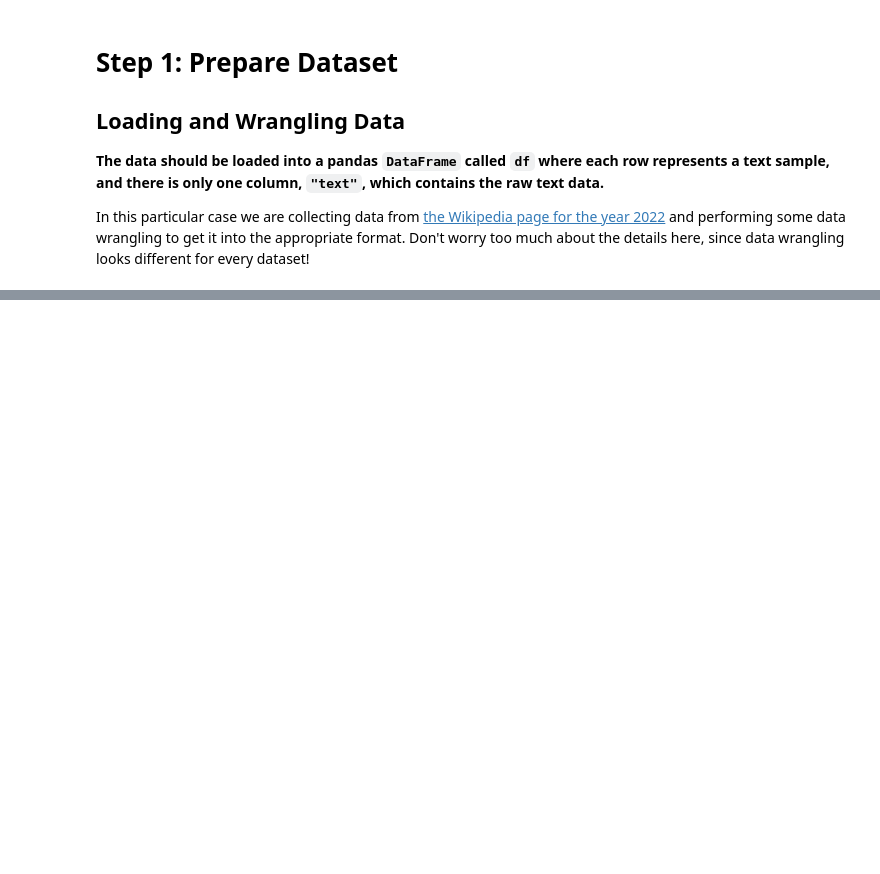
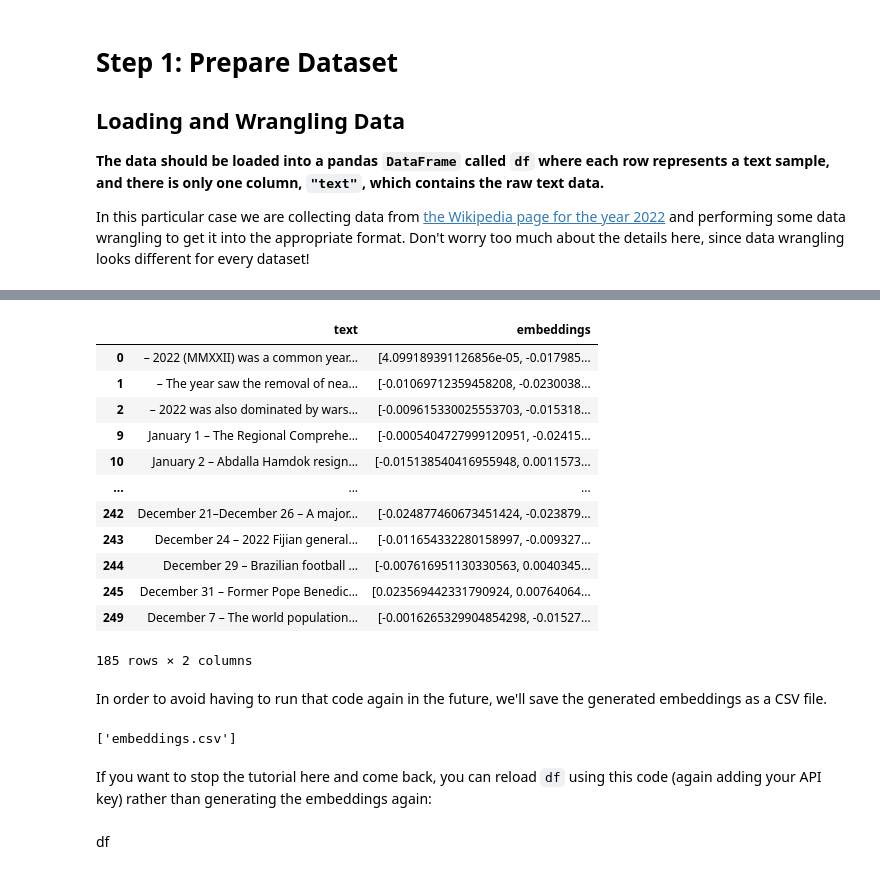
Before and after one commit to iamchenchu/Large-Language-Models-and-Text-Generation, a Jupyter notebook: 04_Retrieval_Augmented_Generation_PartA.ipynb, the cells around one changed output, grey strips where cells are left out. Cells and saved outputs as stored; diff of their text form; code cells hidden in the pictures; blank space fills up the shorter version.

```diff
--- a/04_Retrieval_Augmented_Generation.ipynb
+++ b/04_Retrieval_Augmented_Generation_PartA.ipynb
@@ -88,0 +137,33 @@ In this particular case we are collecting data from [the Wikipedia page for the
+# %%
+EMBEDDING_MODEL_NAME = "text-embedding-ada-002"
+batch_size = 100
+embeddings = []
+for i in range(0, len(df), batch_size):
+    # Send text data to OpenAI model to get embeddings
+    response = openai.Embedding.create(
+        input=df.iloc[i:i+batch_size]["text"].tolist(),
+        engine=EMBEDDING_MODEL_NAME
+    )
+
+    # Add embeddings to list
+    embeddings.extend([data["embedding"] for data in response["data"]])
+
+# Add embeddings list to dataframe
+df["embeddings"] = embeddings
+df
+# %% [output]
+|  | text | embeddings |
+| 0 | – 2022 (MMXXII) was a common year... | [4.099189391126856e-05, -0.017985... |
+| 1 | – The year saw the removal of nea... | [-0.01069712359458208, -0.0230038... |
+| 2 | – 2022 was also dominated by wars... | [-0.009615330025553703, -0.015318... |
+| 9 | January 1 – The Regional Comprehe... | [-0.0005404727999120951, -0.02415... |
+| 10 | January 2 – Abdalla Hamdok resign... | [-0.015138540416955948, 0.0011573... |
+| ... | ... | ... |
+| 242 | December 21–December 26 – A major... | [-0.024877460673451424, -0.023879... |
+| 243 | December 24 – 2022 Fijian general... | [-0.011654332280158997, -0.009327... |
+| 244 | December 29 – Brazilian football ... | [-0.007616951130330563, 0.0040345... |
+| 245 | December 31 – Former Pope Benedic... | [0.023569442331790924, 0.00764064... |
+| 249 | December 7 – The world population... | [-0.0016265329904854298, -0.01527... |
+185 rows × 2 columns
+# %% [markdown]
+In order to avoid having to run that code again in the future, we'll save the generated embeddings as a CSV file.
@@ -88,0 +172,9 @@ In this particular case we are collecting data from [the Wikipedia page for the
+# %%
+import os
+dir_path = "files"
+files = os.listdir(dir_path)
+print(files)
+# %% [output]
+['embeddings.csv']
+# %% [markdown]
+If you want to stop the tutorial here and come back, you can reload `df` using this code (again adding your API key) rather than generating the embeddings again:
@@ -88,0 +189,2 @@ In this particular case we are collecting data from [the Wikipedia page for the
+# %% [markdown]
+df
```
Also changed, not shown: parts of 24 cells of this notebook, 2 other files.
